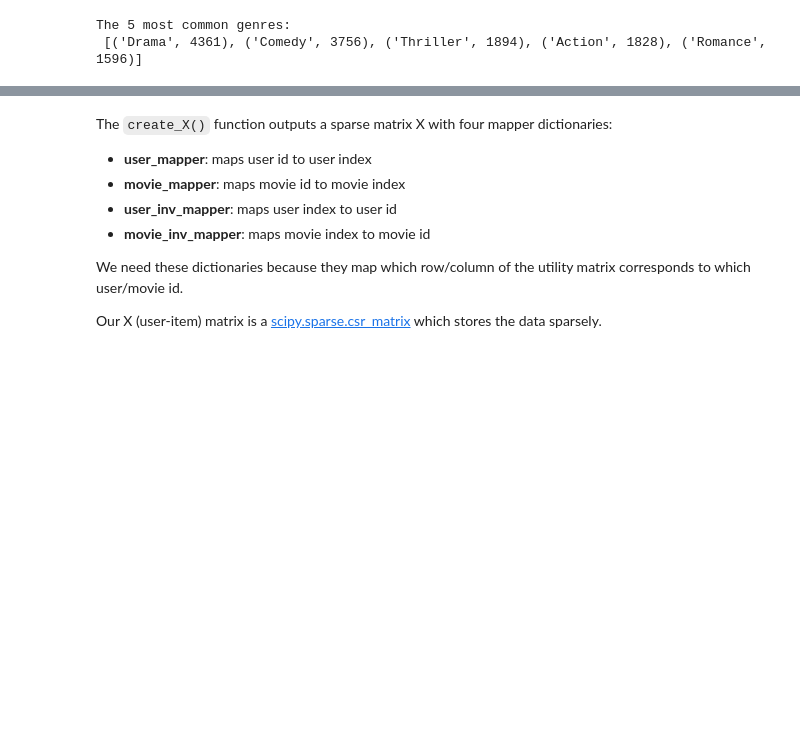
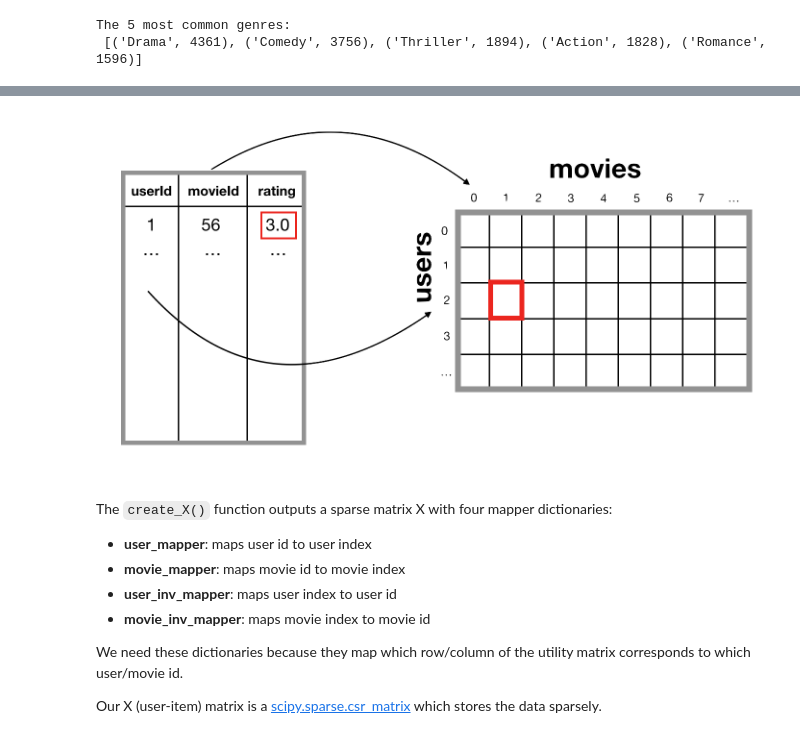
Before and after one commit to topspinj/pydata-workshop, a Jupyter notebook: tutorial.ipynb, the cells around one changed output, grey strips where cells are left out. Cells and saved outputs as stored; diff of their text form; code cells hidden in the pictures; blank space fills up the shorter version.

```diff
--- a/tutorial.ipynb
+++ b/tutorial.ipynb
@@ -192,6 +192,12 @@ We are going to use a technique called colaborative filtering to generate recomm
 The first step is to transform our data into a user-item matrix, also known as a "utility" matrix. In this matrix, rows represent users and columns represent movies. The beauty of collaborative filtering is that it doesn't require any information about the users or the movies user to generate recommendations.
 
 <img src="imgs/user-movie-matrix.png" width=60%/>
+# %%
+from IPython.display import Image
+
+Image("imgs/user-movie-matrix.png")
+# %% [output]
+[figure, added]
 # %% [markdown]
 The `create_X()` function outputs a sparse matrix X with four mapper dictionaries:
 
```
Also changed, not shown: parts of 16 cells of this notebook.
